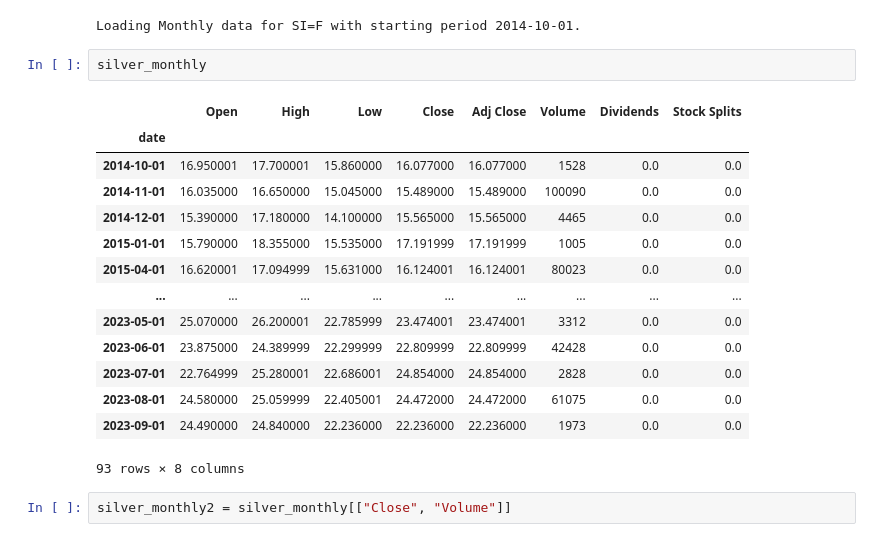
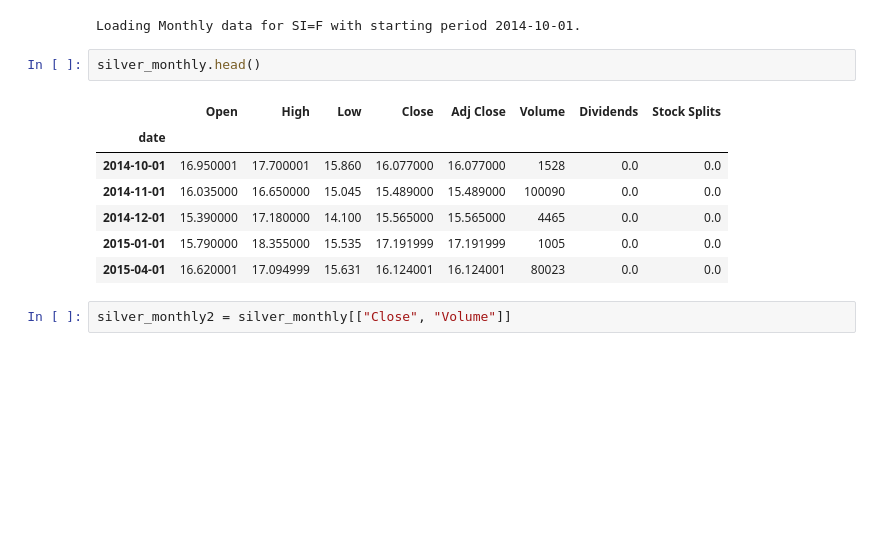
Before and after one commit to Hensonkk/Is-Crypto-The-Future, a Jupyter notebook: BTC_GOLD_SILVER DATA.ipynb, the cells around one changed output. Cells and saved outputs as stored; diff of their text form; blank space fills up the shorter version.

```diff
--- a/BTC_GOLD_SILVER DATA.ipynb
+++ b/BTC_GOLD_SILVER DATA.ipynb
@@ -85,22 +71,15 @@ silver_monthly = openbb.stocks.load(symbol = 'si=f', start_date = '2014-09-29',
 # %% [output]
 Loading Monthly data for SI=F with starting period 2014-10-01.
 # %%
-silver_monthly
+silver_monthly.head()
 # %% [output]
 |  | Open | High | Low | Close | Adj Close | Volume | Dividends | Stock Splits |
 | date |  |  |  |  |  |  |  |  |
-| 2014-10-01 | 16.950001 | 17.700001 | 15.860000 | 16.077000 | 16.077000 | 1528 | 0.0 | 0.0 |
-| 2014-11-01 | 16.035000 | 16.650000 | 15.045000 | 15.489000 | 15.489000 | 100090 | 0.0 | 0.0 |
-| 2014-12-01 | 15.390000 | 17.180000 | 14.100000 | 15.565000 | 15.565000 | 4465 | 0.0 | 0.0 |
-| 2015-01-01 | 15.790000 | 18.355000 | 15.535000 | 17.191999 | 17.191999 | 1005 | 0.0 | 0.0 |
-| 2015-04-01 | 16.620001 | 17.094999 | 15.631000 | 16.124001 | 16.124001 | 80023 | 0.0 | 0.0 |
-| ... | ... | ... | ... | ... | ... | ... | ... | ... |
-| 2023-05-01 | 25.070000 | 26.200001 | 22.785999 | 23.474001 | 23.474001 | 3312 | 0.0 | 0.0 |
-| 2023-06-01 | 23.875000 | 24.389999 | 22.299999 | 22.809999 | 22.809999 | 42428 | 0.0 | 0.0 |
-| 2023-07-01 | 22.764999 | 25.280001 | 22.686001 | 24.854000 | 24.854000 | 2828 | 0.0 | 0.0 |
-| 2023-08-01 | 24.580000 | 25.059999 | 22.405001 | 24.472000 | 24.472000 | 61075 | 0.0 | 0.0 |
-| 2023-09-01 | 24.490000 | 24.840000 | 22.236000 | 22.236000 | 22.236000 | 1973 | 0.0 | 0.0 |
+| 2014-10-01 | 16.950001 | 17.700001 | 15.860 | 16.077000 | 16.077000 | 1528 | 0.0 | 0.0 |
+| 2014-11-01 | 16.035000 | 16.650000 | 15.045 | 15.489000 | 15.489000 | 100090 | 0.0 | 0.0 |
+| 2014-12-01 | 15.390000 | 17.180000 | 14.100 | 15.565000 | 15.565000 | 4465 | 0.0 | 0.0 |
+| 2015-01-01 | 15.790000 | 18.355000 | 15.535 | 17.191999 | 17.191999 | 1005 | 0.0 | 0.0 |
+| 2015-04-01 | 16.620001 | 17.094999 | 15.631 | 16.124001 | 16.124001 | 80023 | 0.0 | 0.0 |
-93 rows × 8 columns
 # %%
 silver_monthly2 = silver_monthly[["Close", "Volume"]]
 # %%
```
Also changed, not shown: parts of 17 cells of this notebook, 7 other files.
